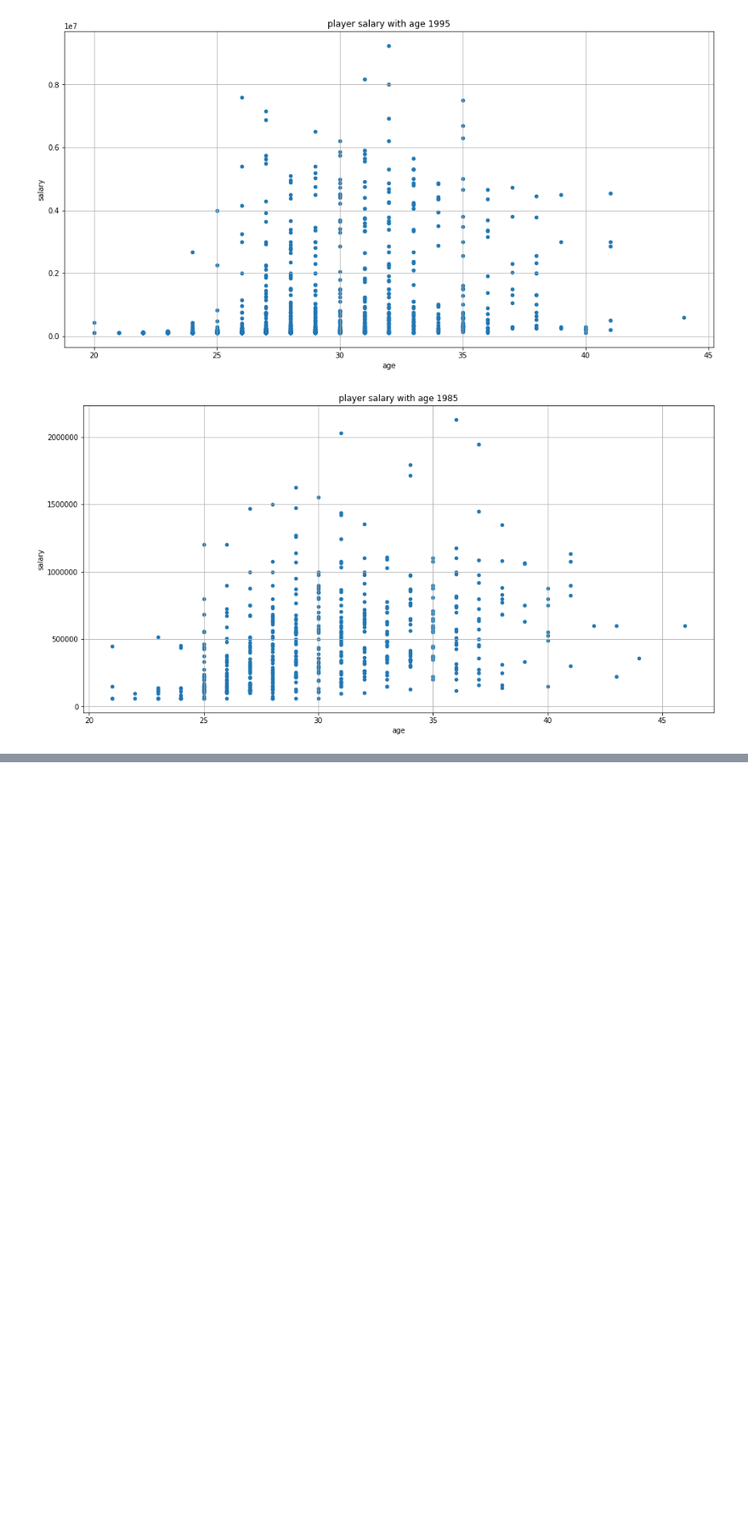
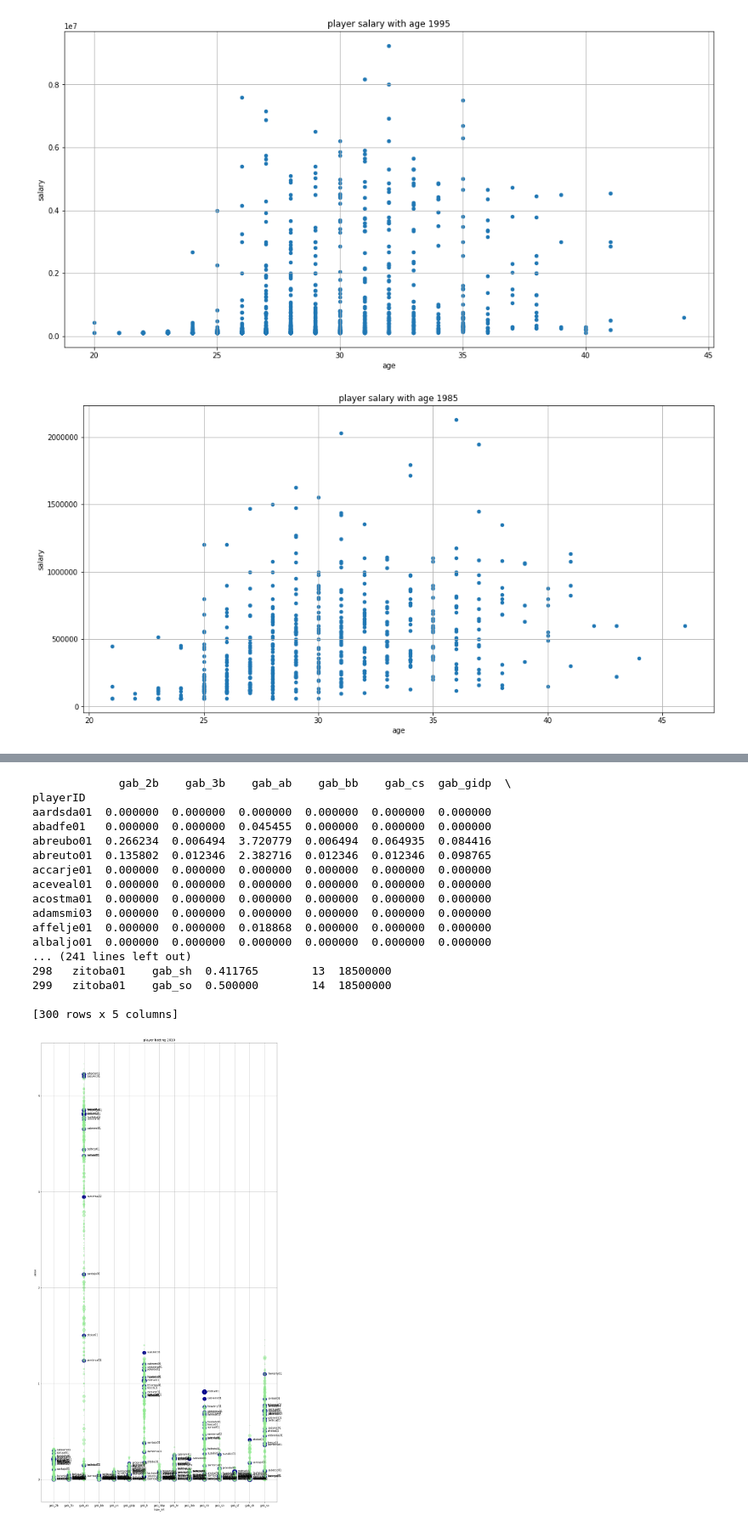
Before and after one commit to brucexin/udacity_nd002-cn-basic-2-baseball, a Jupyter notebook: main.ipynb, the cells around one changed output, grey strips where cells are left out. Shown at 85% size. Cells and saved outputs as stored; diff of their text form; code cells hidden in the pictures; blank space fills up the shorter version.

```diff
--- a/main.ipynb
+++ b/main.ipynb
@@ -685,0 +815,21 @@ draw_appearances_sal_plot(appearances_df, year_salaries_df, 2015)
+# %%
+draw_gameavg_sal_plot(ga_batting_df, year_salaries_df, 2010, 'player batting')
+# %% [output]
+             gab_2b    gab_3b    gab_ab    gab_bb    gab_cs  gab_gidp  \
+playerID
+aardsda01  0.000000  0.000000  0.000000  0.000000  0.000000  0.000000
+abadfe01   0.000000  0.000000  0.045455  0.000000  0.000000  0.000000
+abreubo01  0.266234  0.006494  3.720779  0.006494  0.064935  0.084416
+abreuto01  0.135802  0.012346  2.382716  0.012346  0.012346  0.098765
+accarje01  0.000000  0.000000  0.000000  0.000000  0.000000  0.000000
+aceveal01  0.000000  0.000000  0.000000  0.000000  0.000000  0.000000
+acostma01  0.000000  0.000000  0.000000  0.000000  0.000000  0.000000
+adamsmi03  0.000000  0.000000  0.000000  0.000000  0.000000  0.000000
+affelje01  0.000000  0.000000  0.018868  0.000000  0.000000  0.000000
+albaljo01  0.000000  0.000000  0.000000  0.000000  0.000000  0.000000
+... (241 lines left out)
+298   zitoba01    gab_sh  0.411765        13  18500000
+299   zitoba01    gab_so  0.500000        14  18500000
+
+[300 rows x 5 columns]
+[figure, added]
```
Also changed, not shown: parts of 26 cells of this notebook, 1 other file.
